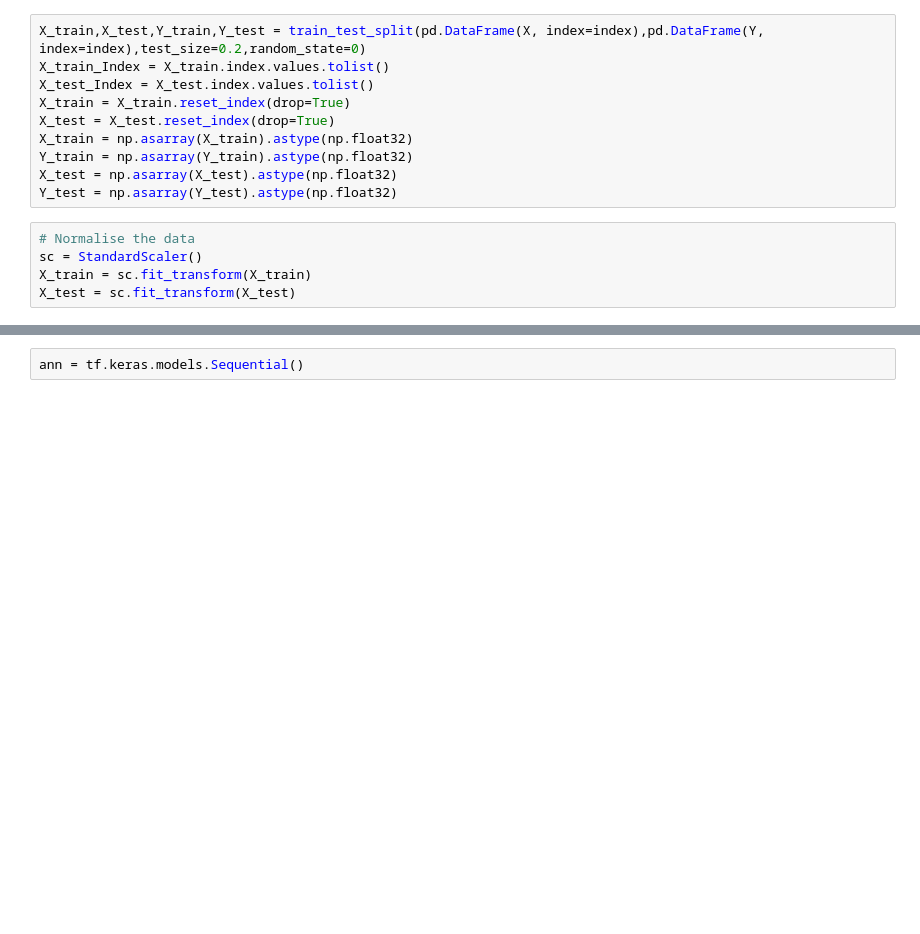
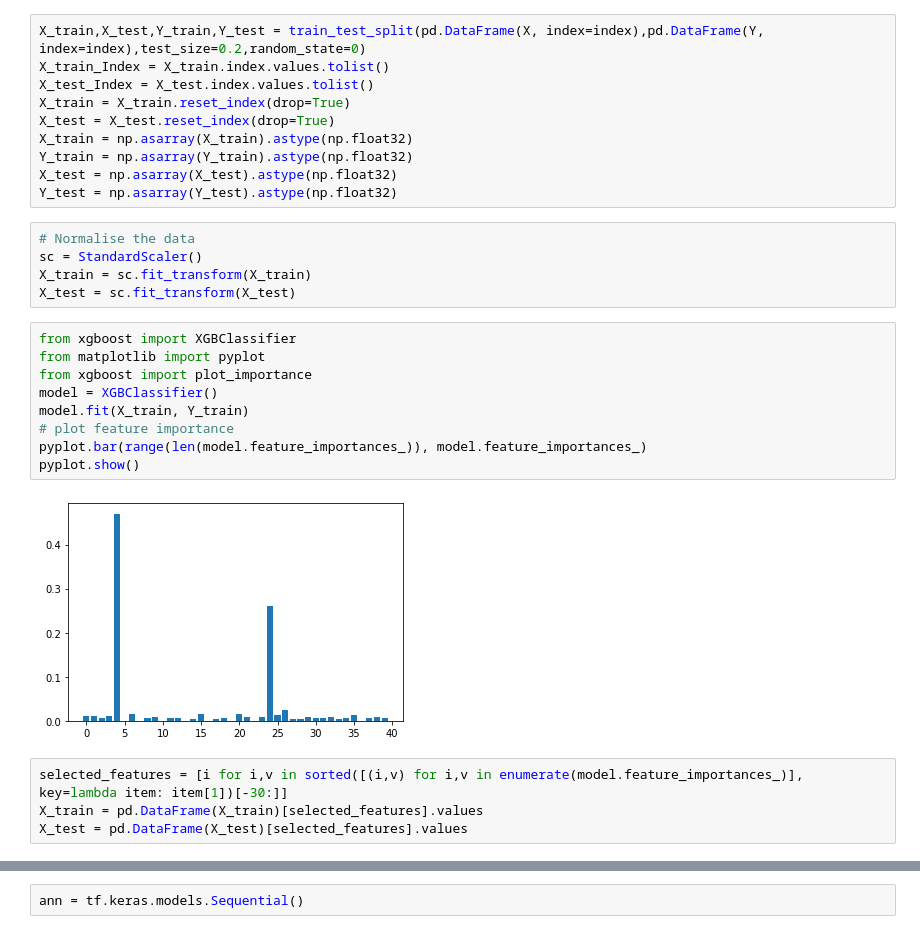
Before and after one commit to FarhadZafari/customer-churn-analysis, a Jupyter notebook: customer-churn-analysis.ipynb, the cells around one changed output, grey strips where cells are left out. Drawn from its saved outputs; the diff is of its cells as text; blank space fills up the shorter version.

```diff
--- a/customer-churn-analysis.ipynb
+++ b/customer-churn-analysis.ipynb
@@ -176,11 +176,26 @@ X_train = np.asarray(X_train).astype(np.float32)
 Y_train = np.asarray(Y_train).astype(np.float32)
 X_test = np.asarray(X_test).astype(np.float32)
 Y_test = np.asarray(Y_test).astype(np.float32)
-# %%
-# Normalise the data
-sc = StandardScaler()
-X_train = sc.fit_transform(X_train)
-X_test = sc.fit_transform(X_test)
+# %%
+# Normalise the data
+sc = StandardScaler()
+X_train = sc.fit_transform(X_train)
+X_test = sc.fit_transform(X_test)
+# %%
+from xgboost import XGBClassifier
+from matplotlib import pyplot
+from xgboost import plot_importance
+model = XGBClassifier()
+model.fit(X_train, Y_train)
+# plot feature importance
+pyplot.bar(range(len(model.feature_importances_)), model.feature_importances_)
+pyplot.show()
+# %% [output]
+[figure, added]
+# %%
+selected_features = [i for i,v in sorted([(i,v) for i,v in enumerate(model.feature_importances_)], key=lambda item: item[1])[-30:]]
+X_train = pd.DataFrame(X_train)[selected_features].values
+X_test = pd.DataFrame(X_test)[selected_features].values
 # %%
 pd.DataFrame(X_train[:5])
 # %% [output]
```
Also changed, not shown: parts of 7 cells of this notebook.
